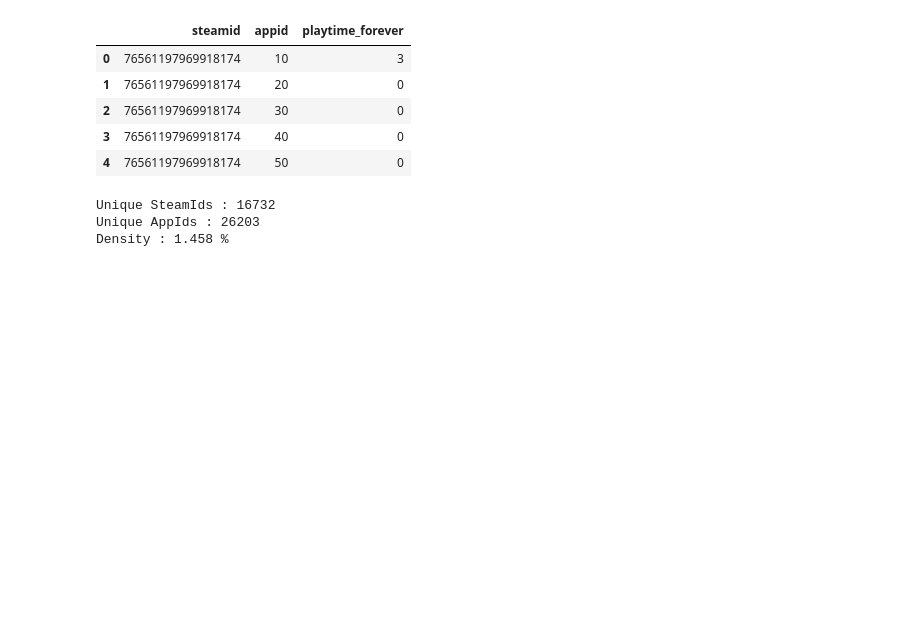
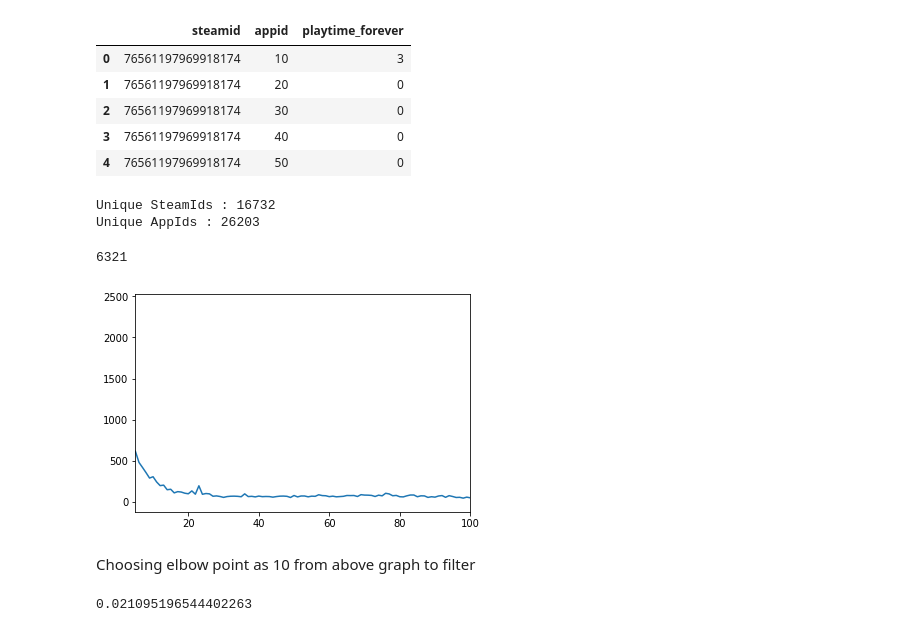
Before and after one commit to raghavjajodia/steamGameRec, a Jupyter notebook: Basic Analysis.ipynb, the cells around one changed output. Saved outputs shown, nothing was run; the diff lists cells and outputs as text; code cells hidden in the pictures; blank space fills up the shorter version.

Commit message:
Adding data sampling discussion

```diff
--- a/Basic Analysis.ipynb
+++ b/Basic Analysis.ipynb
@@ -13,7 +13,7 @@ data = {key : value for key, value in data.items() if value != {}}
 # %% [markdown]
 #### Removing zero game_count steamids
 # %%
-data = {key : value for key, value in data1.items() if value["game_count"] != 0}
+data = {key : value for key, value in data.items() if value["game_count"] != 0}
 # %% [markdown]
 #### Making a DataFrame
 # %%
@@ -21,7 +21,7 @@ dat = []
 for key, value in data.items() :
     steamid = key
     for item in value["games"] :
-        dat.append((steamid, item["appid"], item["playtime_forever"]))
+        dat.append((int(steamid), item["appid"], item["playtime_forever"]))
 # %%
 df = pd.DataFrame(dat, columns = ["steamid", "appid", "playtime_forever"])
 # %%
@@ -38,8 +38,7 @@ density = len(df) / (df["steamid"].nunique() * df["appid"].nunique())
 # %%
 print("Unique SteamIds :", df["steamid"].nunique())
 print("Unique AppIds :", df["appid"].nunique())
-print("Density : {0:.3f} %".format(density * 100))
+#print("Density : {0:.3f} %".format(density * 100))
 # %% [output]
 Unique SteamIds : 16732
 Unique AppIds : 26203
-Density : 1.458 %
@@ -45,0 +48,20 @@ Density : 1.458 %
+# %%
+groupedByAppid = df.groupby(by = "appid")["steamid"].count()
+#groupedBySteamid = df.groupby(by = "steamid").count()["appid"]
+#filteredsteams = groupedBySteamid[groupedBySteamid > 20]
+# %%
+groupedByAppid[groupedByAppid <= 5].count()
+# %% [output]
+6321
+# %%
+elbow_apps = groupedByAppid.groupby(groupedByAppid).count()
+x, y = elbow_apps.index, elbow_apps.values
+# %%
+fig, ax = plt.subplots()
+ax.plot(x, y)
+ax.set_xlim([5,100])
+plt.show()
+# %% [output]
+[figure, added]
+# %% [markdown]
+Choosing elbow point as 10 from above graph to filter
@@ -45,0 +72,4 @@ Density : 1.458 %
+# %%
+density(filter_app_df)
+# %% [output]
+0.021095196544402263
```
Also changed, not shown: parts of 25 cells of this notebook, 1 other file.
